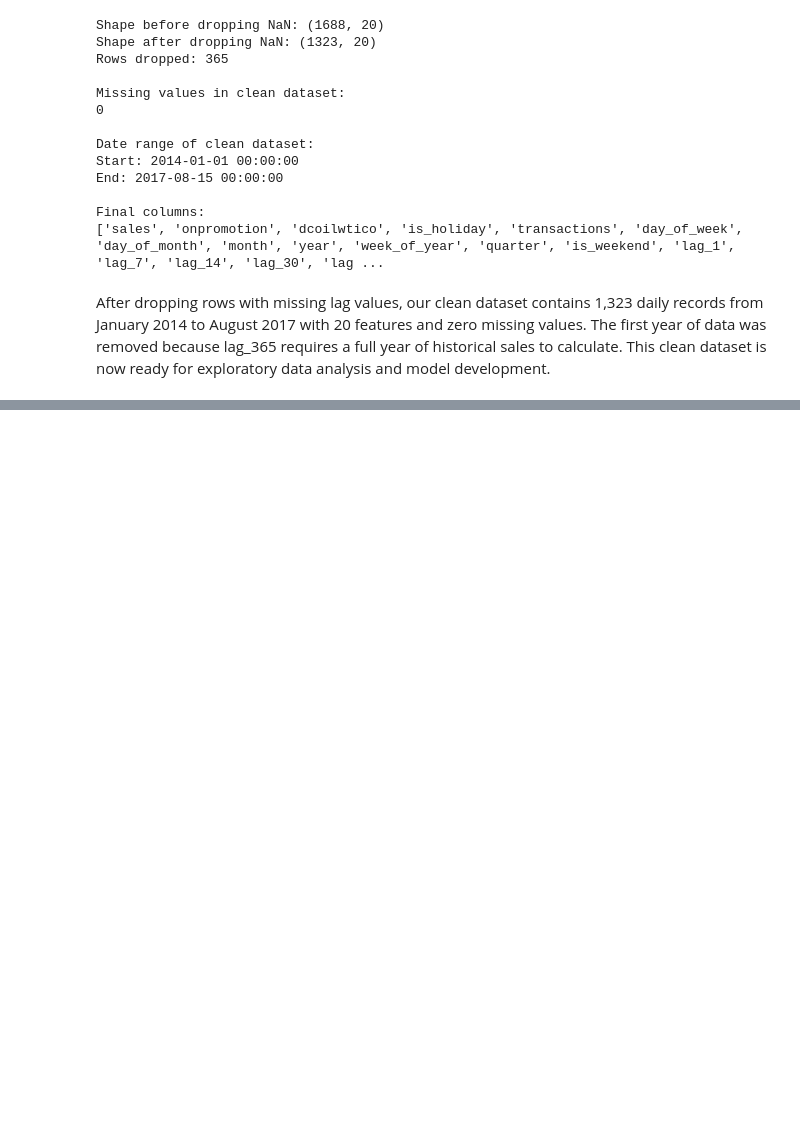
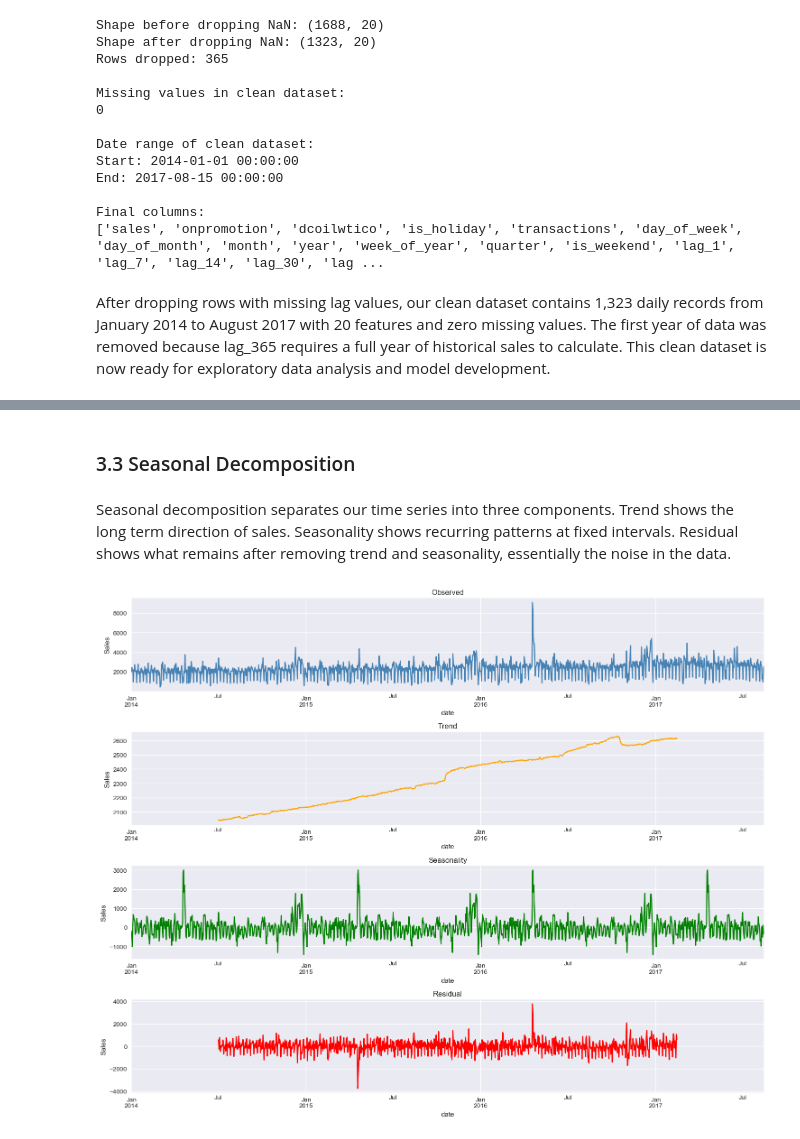
Before and after one commit to Swetakhadka7/store-sales-forecasting, a Jupyter notebook: store_sales_forecasting.ipynb, the cells around one changed output, grey strips where cells are left out. Drawn from its saved outputs; the diff is of its cells as text; code cells hidden in the pictures; blank space fills up the shorter version.

```diff
--- a/store_sales_forecasting.ipynb
+++ b/store_sales_forecasting.ipynb
@@ -739,0 +813,35 @@ for exploratory data analysis and model development.
+# %% [markdown]
+### 3.3 Seasonal Decomposition
+# %% [markdown]
+Seasonal decomposition separates our time series into three components.
+Trend shows the long term direction of sales. Seasonality shows recurring
+patterns at fixed intervals. Residual shows what remains after removing
+trend and seasonality, essentially the noise in the data.
+# %%
+from statsmodels.tsa.seasonal import seasonal_decompose
+
+# Perform seasonal decomposition
+decomposition = seasonal_decompose(df_clean['sales'], model='additive', period=365)
+
+fig, axes = plt.subplots(4, 1, figsize=(15, 12))
+
+decomposition.observed.plot(ax=axes[0], color='steelblue')
+axes[0].set_title('Observed')
+axes[0].set_ylabel('Sales')
+
+decomposition.trend.plot(ax=axes[1], color='orange')
+axes[1].set_title('Trend')
+axes[1].set_ylabel('Sales')
+
+decomposition.seasonal.plot(ax=axes[2], color='green')
+axes[2].set_title('Seasonality')
+axes[2].set_ylabel('Sales')
+
+decomposition.resid.plot(ax=axes[3], color='red')
+axes[3].set_title('Residual')
+axes[3].set_ylabel('Sales')
+
+plt.tight_layout()
+plt.show()
+# %% [output]
+[figure, added]
```
Also changed, not shown: parts of 23 cells of this notebook.
